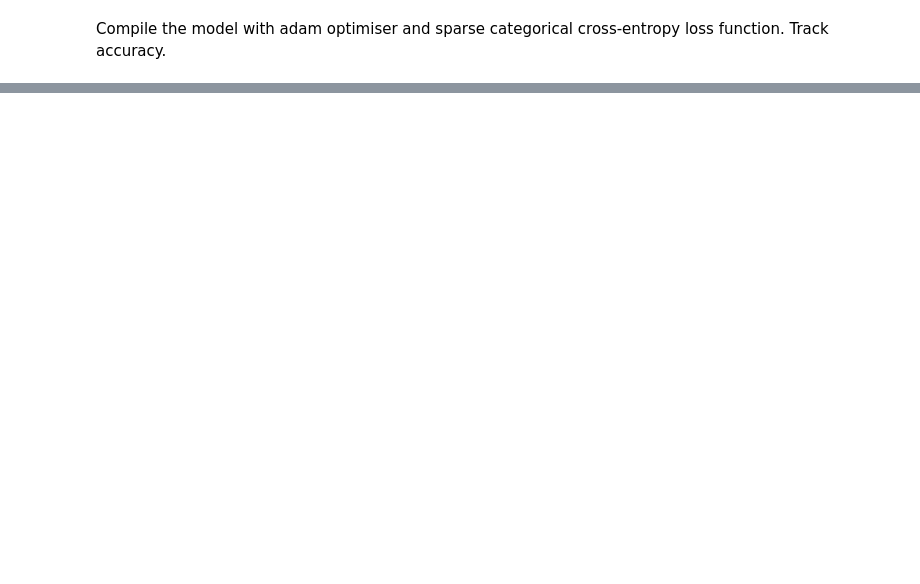
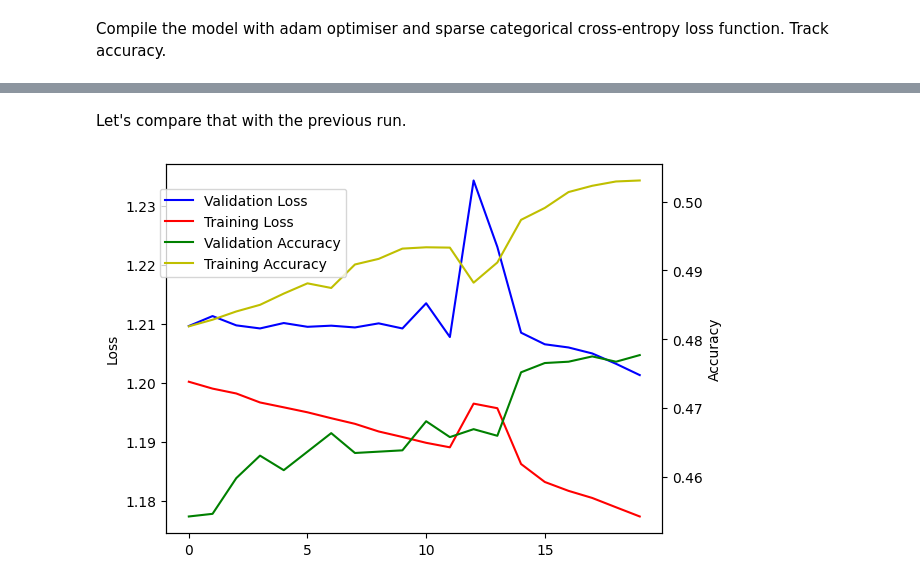
Before and after one commit to benko/ml-demo, a Jupyter notebook: code/wine-tflow.ipynb, the cells around one changed output, grey strips where cells are left out. Saved outputs shown, nothing was run; the diff lists cells and outputs as text; code cells hidden in the pictures; blank space fills up the shorter version.

```diff
--- a/code/wine-tflow.ipynb
+++ b/code/wine-tflow.ipynb
@@ -50,7 +49,7 @@ Create a sequential model definition, one deep RELU intermediate layer with soft
 import keras
 from keras import layers
 
-classifier = keras.Sequential([
+classifier_init = keras.Sequential([
     layers.Dense(11, activation="relu"),
     layers.Dense(44, activation="relu"),
     layers.Dense(10, activation="softmax")
@@ -63,6 +57,6 @@ SystemError: initialization of _pywrap_checkpoint_reader raised unreported excep
 # %% [markdown]
 Compile the model with adam optimiser and sparse categorical cross-entropy loss function. Track accuracy.
 # %%
-classifier.compile(optimizer="adam",
+classifier_init.compile(optimizer="adam",
                    loss="sparse_categorical_crossentropy",
                    metrics=["accuracy"])
@@ -78,5 +65,6 @@ Fit the model across 10 epochs with batches of 100 samples, using a further 80/2
 # %%
-history = classifier.fit(x_train, y_train,
-                         epochs=10, batch_size=100,
+epochs_init = 20
+history_init = classifier_init.fit(x_train, y_train,
+                         epochs=epochs_init, batch_size=1000,
                          validation_split=0.2)
 # %% [output]
@@ -83,0 +164,27 @@ Epoch 1/10
+# %% [markdown]
+Let's compare that with the previous run.
+# %%
+val_loss = history_init.history["val_loss"]
+trn_loss = history_init.history["loss"]
+val_accuracy = history_init.history["val_accuracy"]
+trn_accuracy = history_init.history["accuracy"]
+
+fig, loss = plt.subplots()
+loss.plot(range(0, epochs_init), val_loss, "b-", label="Validation Loss")
+loss.plot(range(0, epochs_init), trn_loss, "r-", label="Training Loss")
+loss.set_ylabel("Loss")
+h1, l1 = loss.get_legend_handles_labels()
+
+accr = loss.twinx()
+accr.plot(range(0, epochs_init), val_accuracy, "g", label="Validation Accuracy")
+accr.plot(range(0, epochs_init), trn_accuracy, "y", label="Training Accuracy")
+accr.set_ylabel("Accuracy")
+h2, l2 = accr.get_legend_handles_labels()
+
+fig.legend(h1 + h2, l1 + l2, loc=(0.1, 0.7))
+
+plt.xlabel("Epochs")
+plt.xticks(range(0, epochs_init, 5))
+plt.show()
+# %% [output]
+[figure, added]
```
Also changed, not shown: parts of 9 cells of this notebook.
